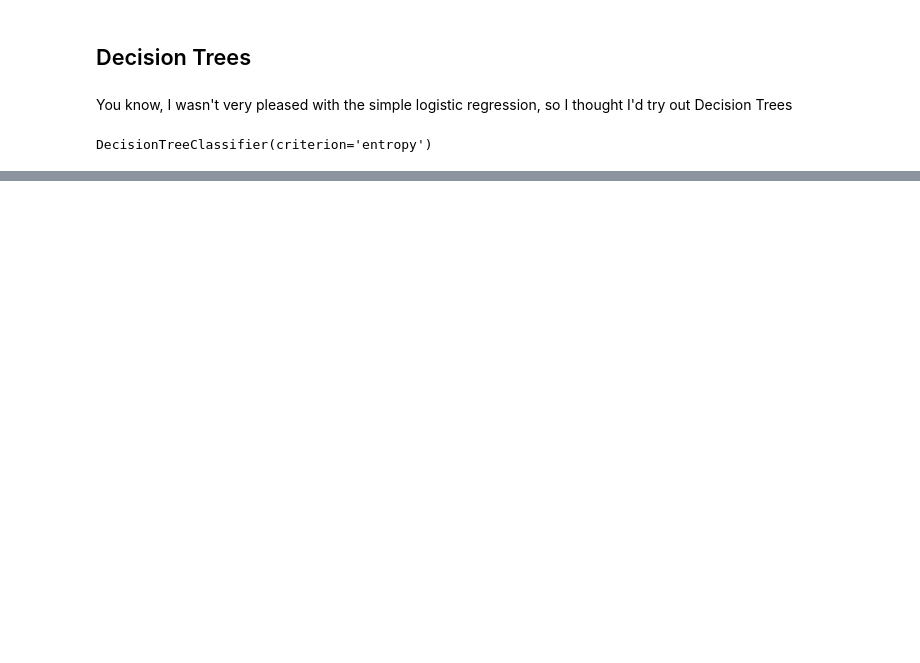
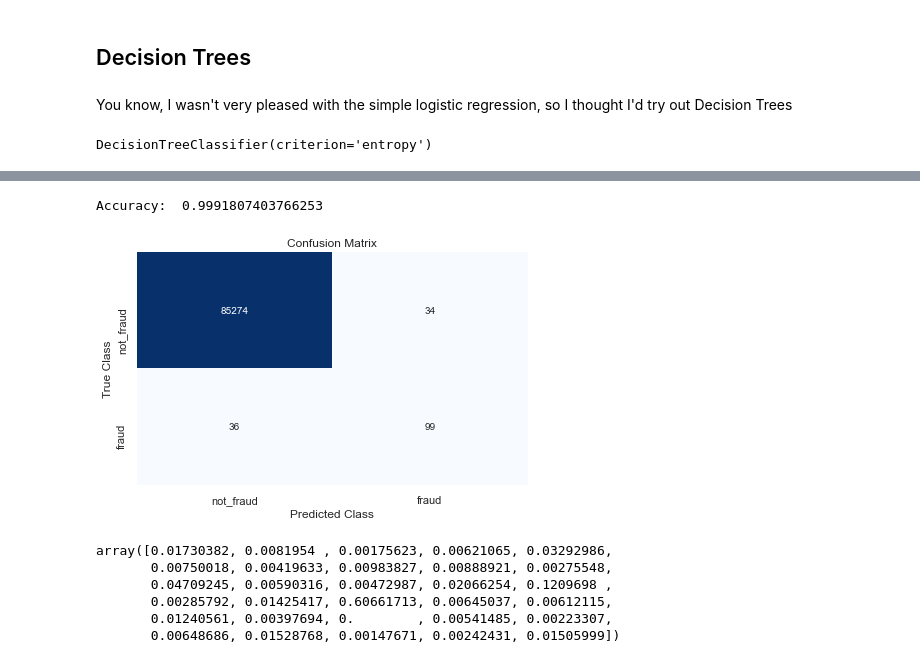
Before and after one commit to djournic/cc_fraud, a Jupyter notebook: CC_Fraud.ipynb, the cells around one changed output, grey strips where cells are left out. Drawn from its saved outputs; the diff is of its cells as text; code cells hidden in the pictures; blank space fills up the shorter version.

```diff
--- a/CC_Fraud.ipynb
+++ b/CC_Fraud.ipynb
@@ -149,0 +155,24 @@ plt.show()
+# %%
+tree_preds = clf.predict(X_test)
+# %%
+print('Accuracy: ', accuracy_score(y_test, tree_preds))
+# %% [output]
+Accuracy:  0.9991807403766253
+# %%
+matrix2 = confusion_matrix(y_test, tree_preds)
+df2 = pd.DataFrame(matrix2, index=class_names, columns=class_names)
+sns.heatmap(df2, annot=True, cbar=None, cmap="Blues", fmt = 'g')
+plt.title("Confusion Matrix"), plt.tight_layout()
+plt.ylabel("True Class"), plt.xlabel("Predicted Class")
+plt.show()
+# %% [output]
+[figure, added]
+# %%
+clf.feature_importances_
+# %% [output]
+array([0.01730382, 0.0081954 , 0.00175623, 0.00621065, 0.03292986,
+       0.00750018, 0.00419633, 0.00983827, 0.00888921, 0.00275548,
+       0.04709245, 0.00590316, 0.00472987, 0.02066254, 0.1209698 ,
+       0.00285792, 0.01425417, 0.60661713, 0.00645037, 0.00612115,
+       0.01240561, 0.00397694, 0.        , 0.00541485, 0.00223307,
+       0.00648686, 0.01528768, 0.00147671, 0.00242431, 0.01505999])
```
Also changed, not shown: parts of 5 cells of this notebook.
